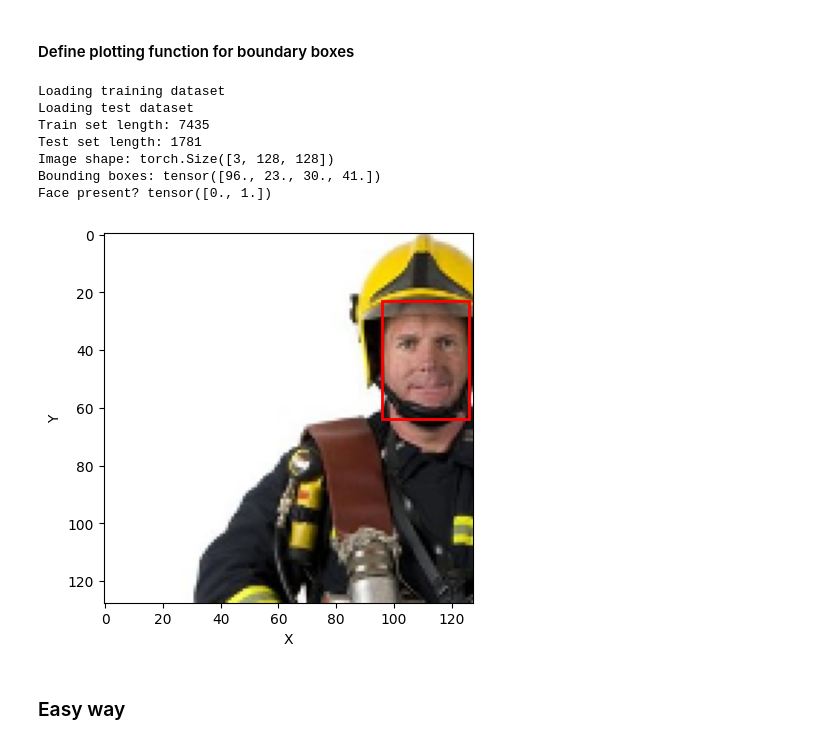
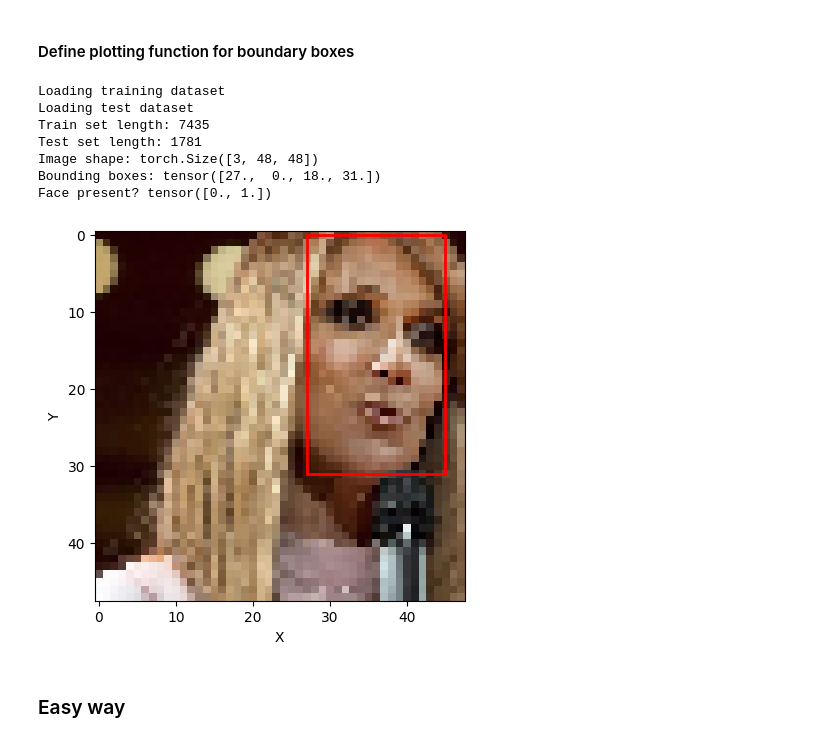
Before and after one commit to lionnus/MAX78000-Face-Detection, a Jupyter notebook: pytorch_face_detection.ipynb, the cells around one changed output. Drawn from its saved outputs; the diff is of its cells as text; code cells hidden in the pictures.

```diff
--- a/pytorch_face_detection.ipynb
+++ b/pytorch_face_detection.ipynb
@@ -35,8 +36,8 @@ from torchvision.io import read_image
 # %% [markdown]
 ### Set parameters
 # %%
-param_dim_x = 128
-param_dim_y = 128
+param_dim_x = 48
+param_dim_y = param_dim_x
 # %% [markdown]
 ### Set CUDA device
 # %%
@@ -313,26 +353,26 @@ def plotBoundaryBox(image,bbox):
 # %%
 args=0
 data = ('/home/lionnus/OneDrive/Ubuntu/MLonMCU/maxim7800-face-detection',0)
 train_dataset,test_dataset= widerfaces_get_datasets(data,load_train=True, load_test=True)
 print("Train set length:",len(train_dataset))
 print("Test set length:",len(test_dataset))
-image, bbox, face_label = train_dataset[3020]
+image, bbox, face_label = train_dataset[700]
 
 # Inspect the sample
 print("Image shape:", image.shape)
 print("Bounding boxes:", bbox*param_dim_x)
 print("Face present?", face_label)
 
 plotBoundaryBox(image,bbox*param_dim_x)
 # %% [output]
 Loading training dataset
 Loading test dataset
 Train set length: 7435
 Test set length: 1781
-Image shape: torch.Size([3, 128, 128])
-Bounding boxes: tensor([96., 23., 30., 41.])
+Image shape: torch.Size([3, 48, 48])
+Bounding boxes: tensor([27.,  0., 18., 31.])
 Face present? tensor([0., 1.])
-[figure, old version]
+[figure, new version]
 # %% [markdown]
 ### Easy way
 # %%
```
Also changed, not shown: parts of 6 cells of this notebook.
